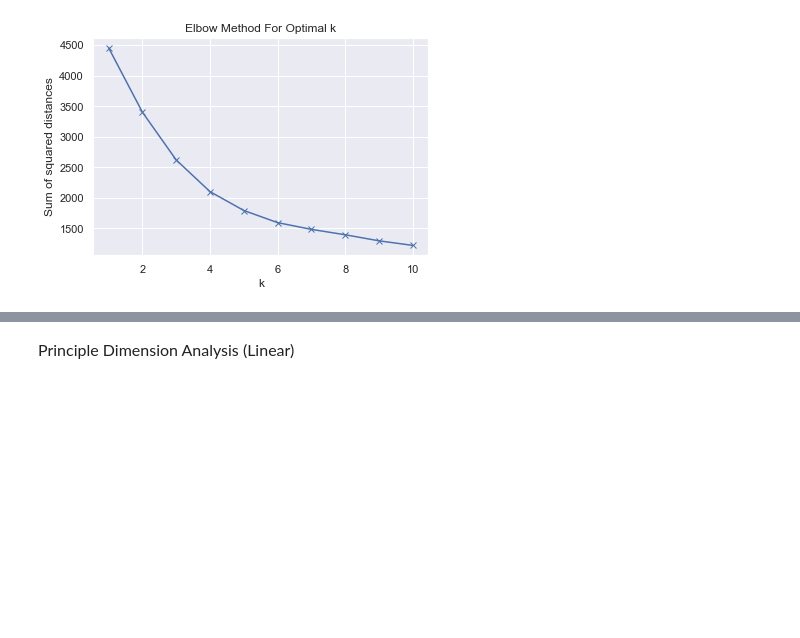
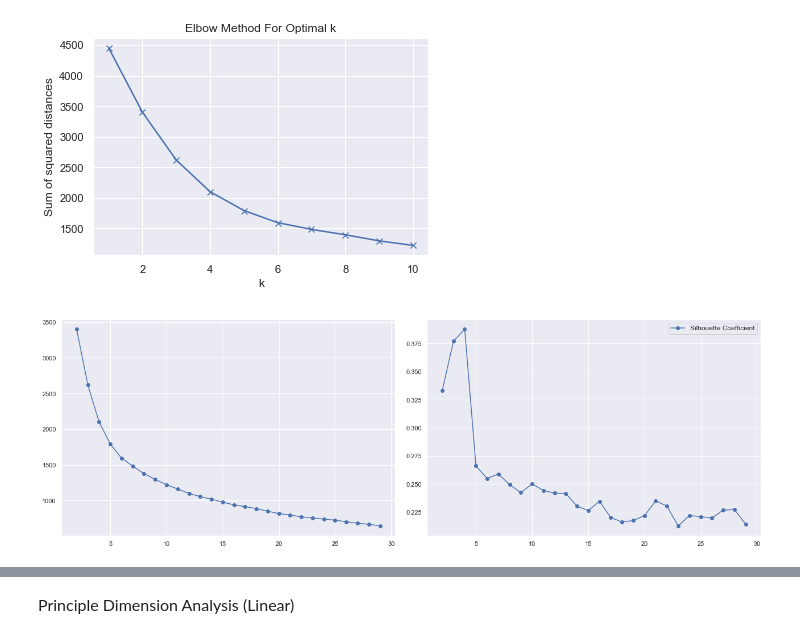
Before and after one commit to nihaowei/Spotify-Song-Analysis, a Jupyter notebook: Saved Tracks.ipynb, the cells around one changed output, grey strips where cells are left out. Drawn from its saved outputs; the diff is of its cells as text; code cells hidden in the pictures; blank space fills up the shorter version.

```diff
--- a/Saved Tracks.ipynb
+++ b/Saved Tracks.ipynb
@@ -200,0 +213,25 @@ plt.show()
+# %%
+# determine the best number of clusters
+clusters = range(2, 30)
+inertias = []
+silhouettes = []
+
+for n_clusters in clusters:
+    kmeans = KMeans(n_clusters=n_clusters, init='k-means++', random_state=42, n_jobs=-1)
+    kmeans = kmeans.fit(X)
+    label = kmeans.predict(X)
+
+    inertias.append(kmeans.inertia_)
+    silhouettes.append(silhouette_score(X, label))
+# %%
+# visualization
+fig, ax = plt.subplots(nrows=1, ncols=2, figsize=(18, 6))
+ax[0].plot(clusters, inertias, 'o-', label='Sum of Squared Distances')
+ax[0].grid(True)
+ax[1].plot(clusters, silhouettes, 'o-', label='Silhouette Coefficient')
+ax[1].grid(True)
+plt.legend(fontsize=12)
+plt.tight_layout()
+plt.show()
+# %% [output]
+[figure, added]
```
Also changed, not shown: parts of 12 cells of this notebook.
